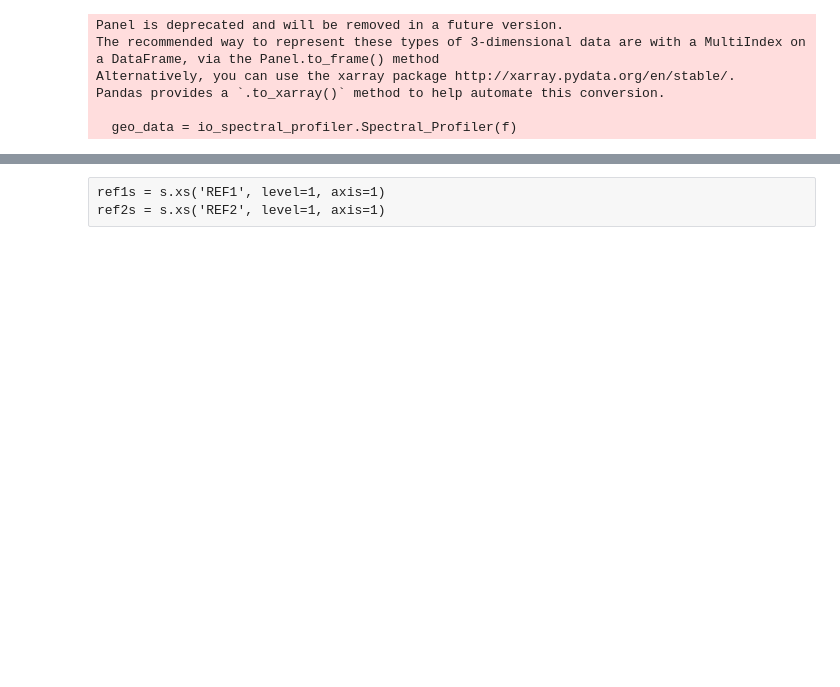
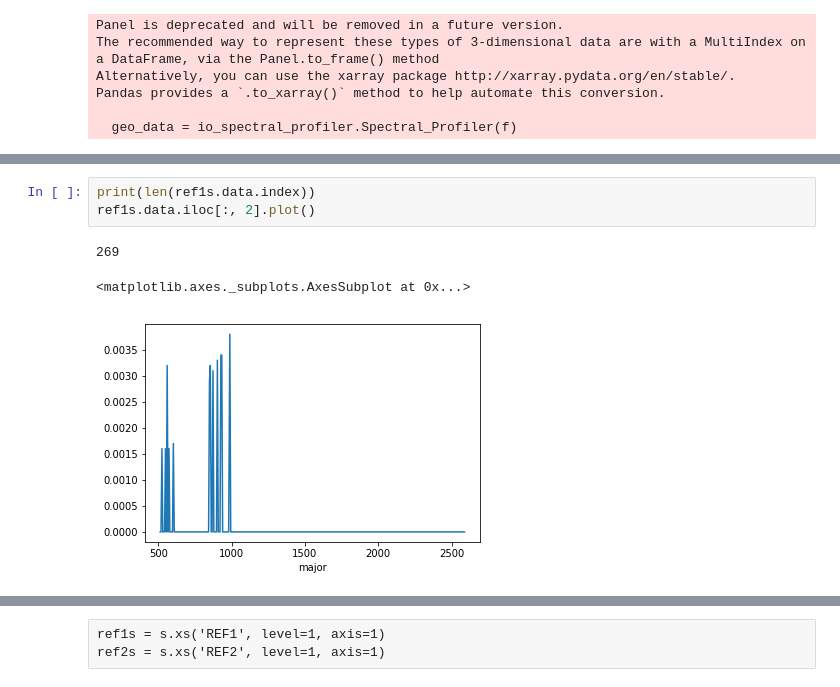
Before and after one commit to cneubauerUSGS/kaguya_spectral_profiler, a Jupyter notebook: notebooks/simplification/Reading_Kaguya_SP_Data.ipynb, the cells around one changed output, grey strips where cells are left out. Drawn from its saved outputs; the diff is of its cells as text; blank space fills up the shorter version.

```diff
--- a/notebooks/simplification/Reading_Kaguya_SP_Data.ipynb
+++ b/notebooks/simplification/Reading_Kaguya_SP_Data.ipynb
@@ -61,0 +167,7 @@ Name: 512.6, dtype: float64
+# %%
+print(len(ref1s.data.index))
+ref1s.data.iloc[:, 2].plot()
+# %% [output]
+269
+<matplotlib.axes._subplots.AxesSubplot at 0x...>
+[figure, added]
```
Also changed, not shown: parts of 12 cells of this notebook, 2 other files.
